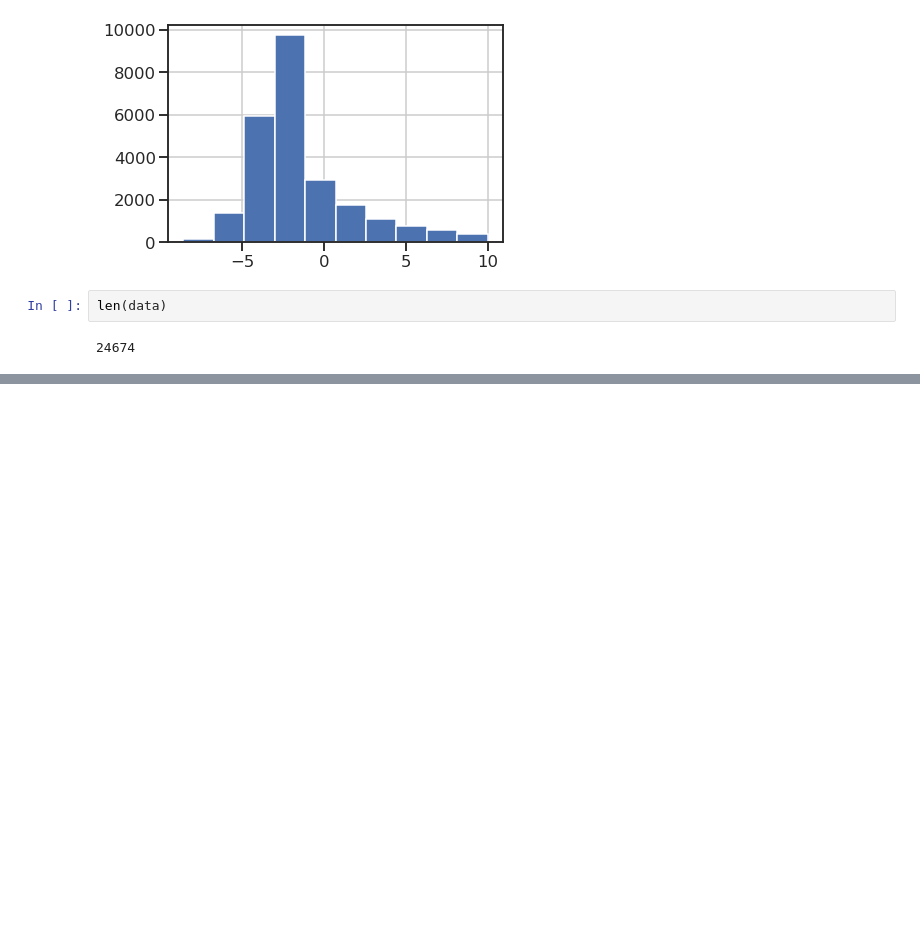
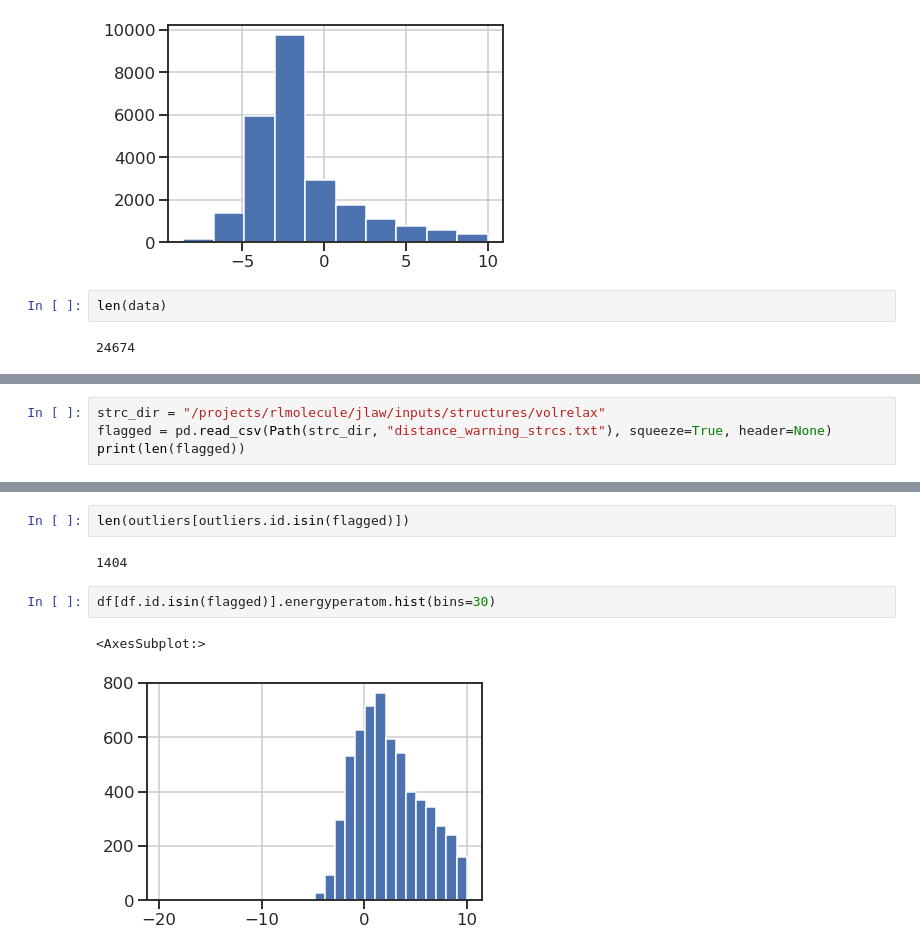
Before and after one commit to pstjohn/crystal-gnn-nfp-0.3, a Jupyter notebook: notebooks/analyze_volrelax.ipynb, the cells around one changed output, grey strips where cells are left out. Cells and saved outputs as stored; diff of their text form; blank space fills up the shorter version.

Commit message:
Add notebooks for predicting and analyzing volume-relaxed structures

```diff
--- a/notebooks/analyze_volrelax.ipynb
+++ b/notebooks/analyze_volrelax.ipynb
@@ -225,0 +317,4 @@ PeriodicSite: He (0.0000, 0.0000, 0.0000) [0.0000, 0.0000, 0.0000]
+# %%
+strc_dir = "/projects/rlmolecule/jlaw/inputs/structures/volrelax"
+flagged = pd.read_csv(Path(strc_dir, "distance_warning_strcs.txt"), squeeze=True, header=None)
+print(len(flagged))
@@ -225,0 +340,9 @@ PeriodicSite: He (0.0000, 0.0000, 0.0000) [0.0000, 0.0000, 0.0000]
+# %%
+len(outliers[outliers.id.isin(flagged)])
+# %% [output]
+1404
+# %%
+df[df.id.isin(flagged)].energyperatom.hist(bins=30)
+# %% [output]
+<AxesSubplot:>
+[figure, added]
```
Also changed, not shown: parts of 20 cells of this notebook, 2 other files.
